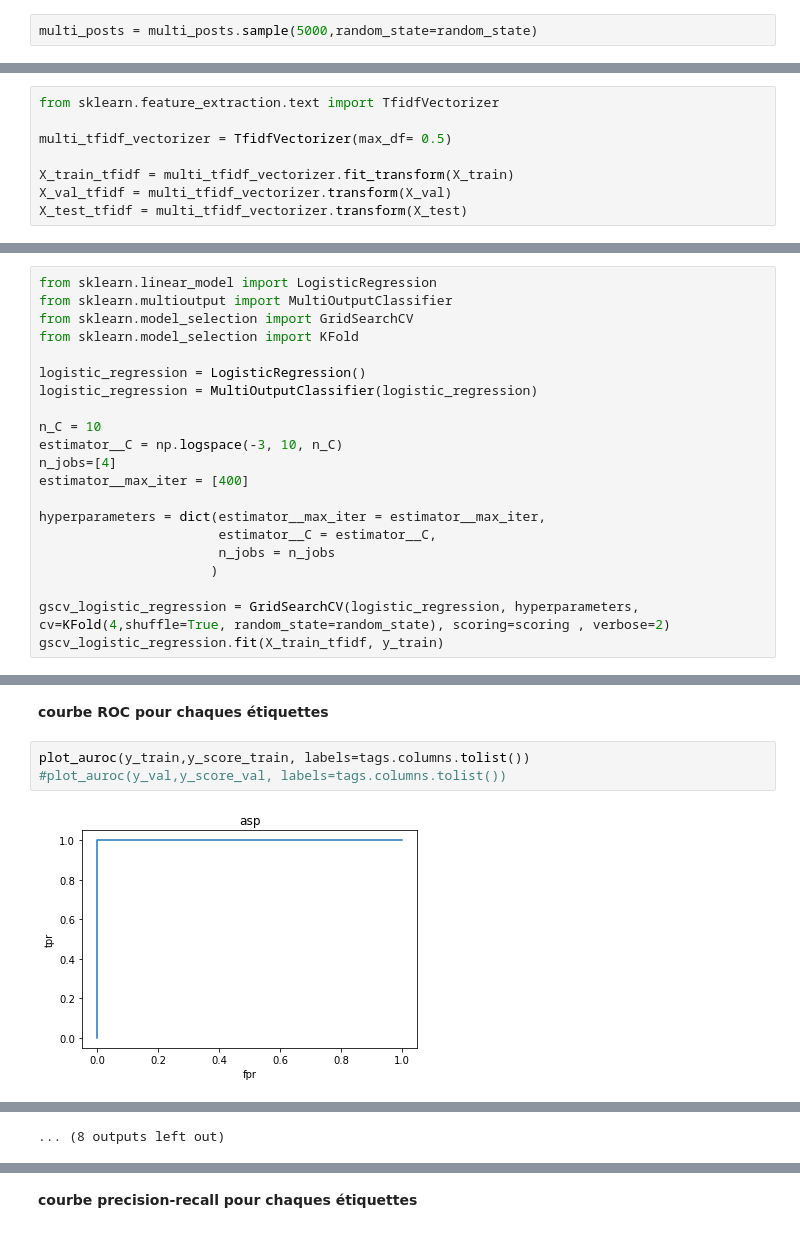
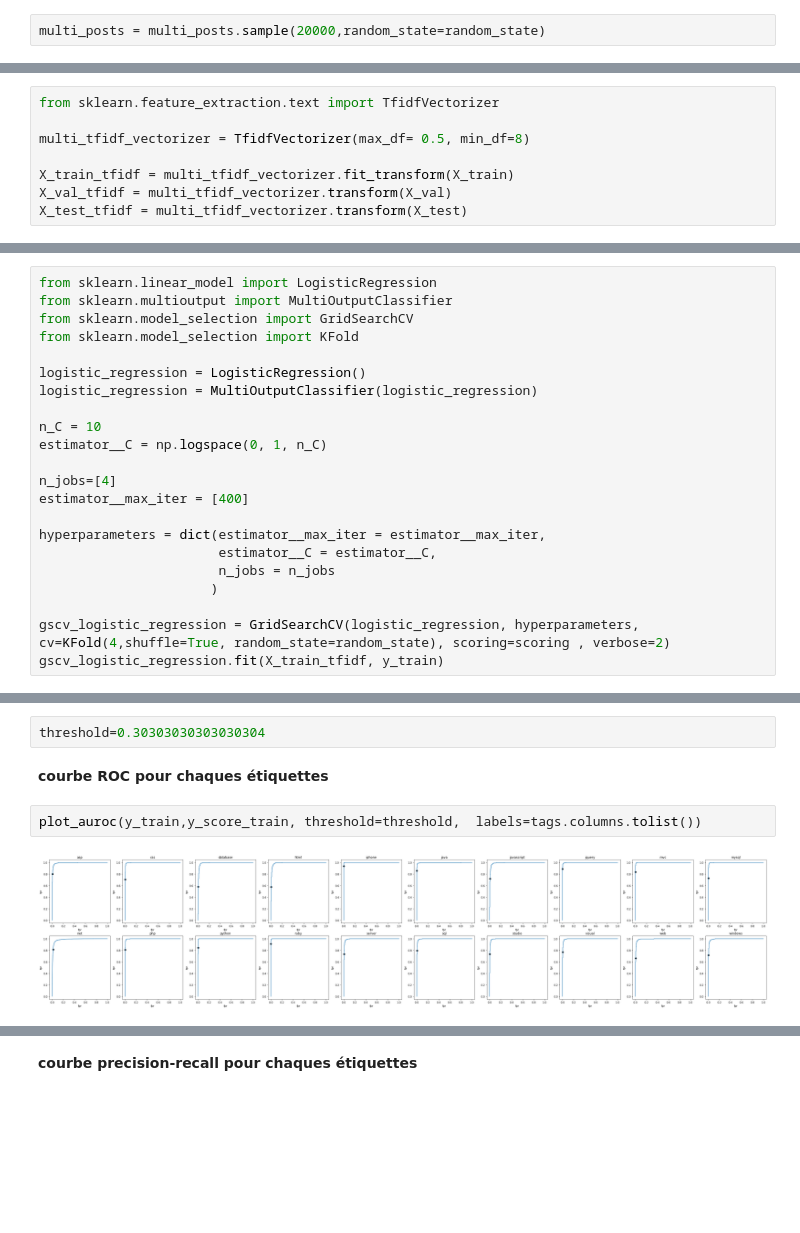
Before and after one commit to Loridan/openclassrooms-iml-projects, a Jupyter notebook: project5/P05_02_notebook_modelisation.ipynb, the cells around one changed output, grey strips where cells are left out. Cells and saved outputs as stored; diff of their text form; blank space fills up the shorter version.

```diff
--- a/project5/P05_02_notebook_modelisation.ipynb
+++ b/project5/P05_02_notebook_modelisation.ipynb
@@ -101,7 +117,7 @@ scoring=my_scorer
 # %% [markdown]
 **echantillonages**
 # %%
-multi_posts = multi_posts.sample(5000,random_state=random_state)
+multi_posts = multi_posts.sample(20000,random_state=random_state)
 # %%
 multi_posts
 # %% [output]
@@ -134,7 +150,7 @@ X_test, y_test = test['body_title'], test.iloc[:,1:].to_numpy(copy=True, dtype='
 # %%
 from sklearn.feature_extraction.text import TfidfVectorizer
 
-multi_tfidf_vectorizer = TfidfVectorizer(max_df= 0.5)
+multi_tfidf_vectorizer = TfidfVectorizer(max_df= 0.5, min_df=8)
 
 X_train_tfidf = multi_tfidf_vectorizer.fit_transform(X_train)
 X_val_tfidf = multi_tfidf_vectorizer.transform(X_val)
@@ -331,7 +415,8 @@ logistic_regression = LogisticRegression()
 logistic_regression = MultiOutputClassifier(logistic_regression)
 
 n_C = 10
-estimator__C = np.logspace(-3, 10, n_C)
+estimator__C = np.logspace(0, 1, n_C)
+
 n_jobs=[4]
 estimator__max_iter = [400]
 
@@ -422,7 +522,8 @@ plot_matconf(y_train,y_pred_train, labels=tags.columns.tolist())
+# %%
+threshold=0.30303030303030304
 # %% [markdown]
 **courbe ROC pour chaques étiquettes**
 # %%
-plot_auroc(y_train,y_score_train, labels=tags.columns.tolist())
-#plot_auroc(y_val,y_score_val, labels=tags.columns.tolist())
+plot_auroc(y_train,y_score_train, threshold=threshold,  labels=tags.columns.tolist())
 # %% [output]
-[figure, old version]
+[figure, new version]
@@ -440 +529,0 @@ plot_auroc(y_train,y_score_train, labels=tags.columns.tolist())
-... (8 outputs left out)
```
Also changed, not shown: parts of 63 cells of this notebook, 1 other file.
